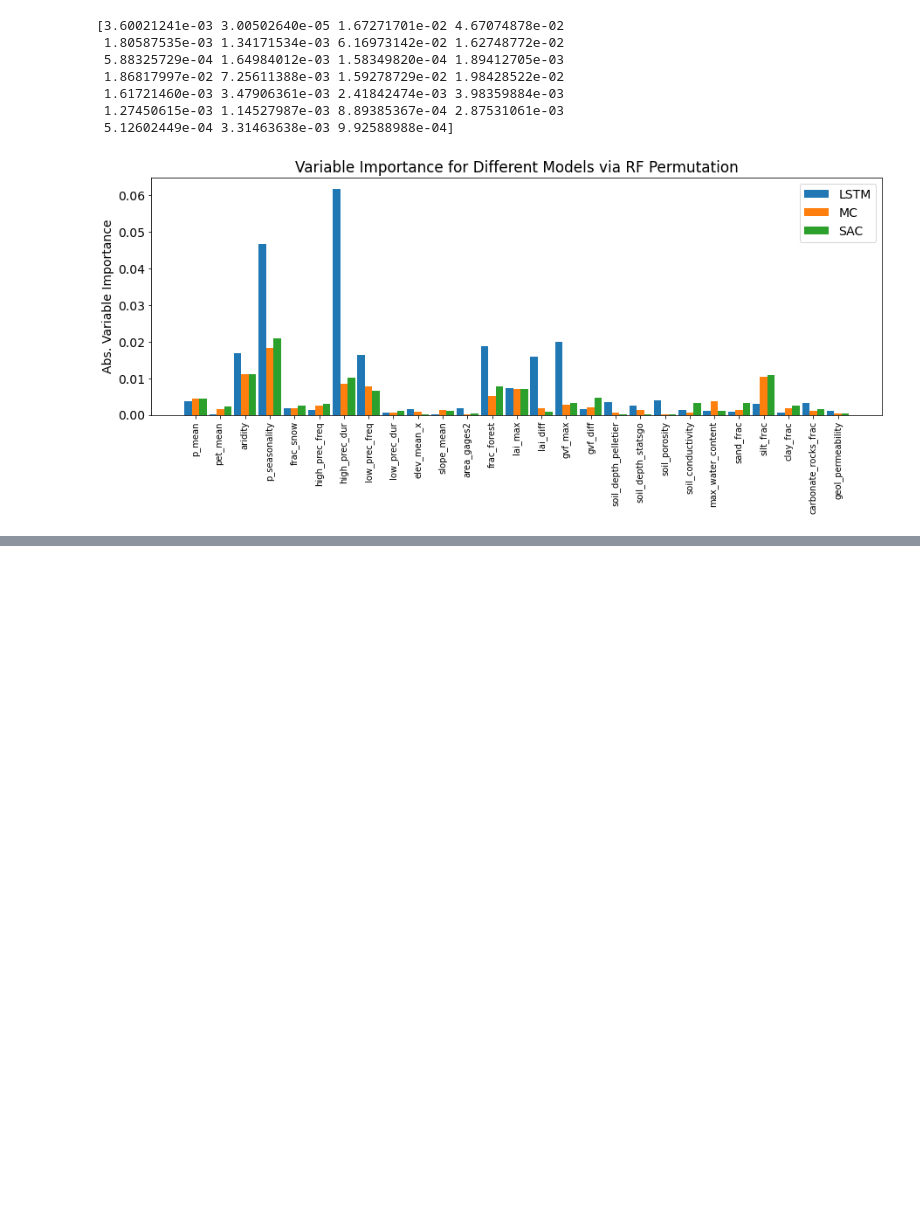
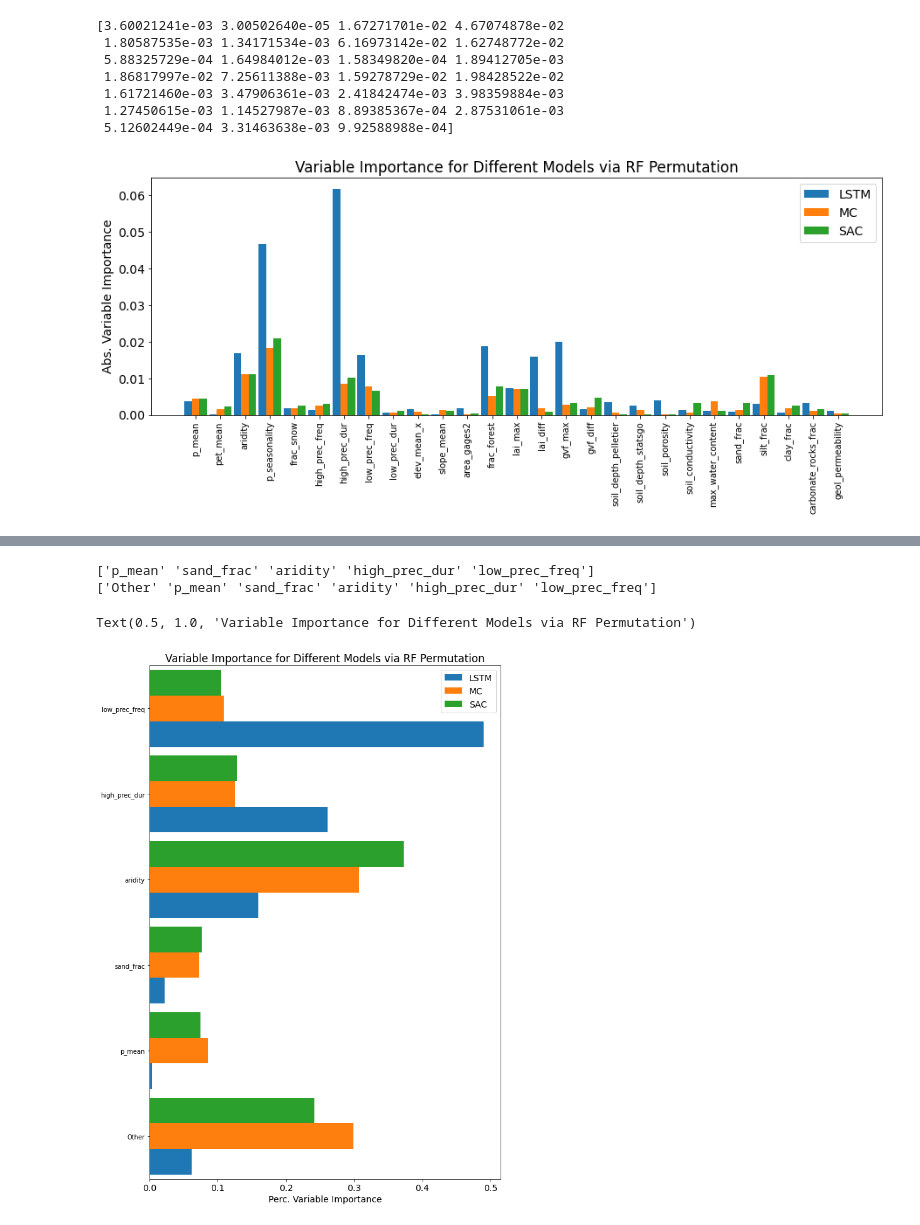
Before and after one commit to bolotinl/nextgen-form-eval, a Jupyter notebook: FrankTests/JonathanDatasets/ModelGrader_IndivRF.ipynb, the cells around one changed output, grey strips where cells are left out. Drawn from its saved outputs; the diff is of its cells as text; code cells hidden in the pictures; blank space fills up the shorter version.

Commit message:
Modified to use Hydrofabric datasets for model selection. Added percentual variable importance to better represent comparison for each model

```diff
--- a/FrankTests/JonathanDatasets/ModelGrader_IndivRF.ipynb
+++ b/FrankTests/JonathanDatasets/ModelGrader_IndivRF.ipynb
@@ -698,0 +706,79 @@ Text(0.5, 1.0, 'Variable Importance for Different Models via RF Permutation')
+# %%
+plt.rcParams['figure.figsize'] = (10, 15)
+
+def getList(r, ax):
+
+    features = featureimportance[0].shape[0] # NUMBER OF FEATURES
+    sum = np.zeros((features, ))
+    ss = np.zeros((features, ))
+    for i in r:
+        # POOL MEANS AND STANDARD DEVIATIONS:
+        # - GROUP MEAN IS MEAN OF ALL MEANS
+        # - GROUP STD IS DEFINED BY SQRT(SUM(STDs^2)), SINCE ALL SAMPLE SIZES ARE EQUAL
+        currdf = featureimportance[i]
+        sum = sum + currdf[str(i) + "_mean"].to_numpy().T
+        ss =  ss + currdf[str(i) + "_std"].to_numpy().T
+
+    means = sum / len(featureimportance)
+    std = np.sqrt(ss)
+
+    return np.abs(means)
+
+
+lstm = np.arange(0, 15, 3)
+MC = np.arange(1, 15, 3)
+sac = np.arange(2, 15, 3)
+
+
+lstm_sc = getList(lstm, axs[0])
+MC_sc = getList(MC,   axs[1])
+sac_sc = getList(sac,  axs[2])
+
+topn = 5
+comb_imp = lstm_sc + MC_sc + sac_sc
+ind = np.argsort(comb_imp)[-topn:]# np.argpartition(comb_imp, topn)[-topn:]
+
+other = np.arange(0, featureimportance[0].shape[0])
+other = other[np.logical_not(np.isin(other, ind))]
+
+width = .30
+x = np.arange(0, ind.shape[0]+1)
+
+figs, ax = plt.subplots()
+
+
+labels = np.array(list(featureimportance[0].index.values))
+labels = labels[ind]
+print(labels)
+labels = np.insert(labels,  0, "Other")
+print(labels)
+
+lstm_sc_t = lstm_sc[ind]
+MC_sc_t = MC_sc[ind]
+sac_sc_t = sac_sc[ind]
+
+lstm_sc_t = np.insert(lstm_sc_t, 0, np.sum(lstm_sc[other]))
+MC_sc_t = np.insert(MC_sc_t, 0, np.sum(MC_sc[other]))
+sac_sc_t = np.insert(sac_sc_t, 0, np.sum(sac_sc[other]))
+
+# NORMALIZE TO PERCENT
+sac_sc_t = sac_sc_t/sac_sc_t.sum()
+MC_sc_t = MC_sc_t/MC_sc_t.sum()
+lstm_sc_t = lstm_sc_t/lstm_sc_t.sum()
+
+
+rects1 = ax.barh(x - width, lstm_sc_t, width, label='LSTM')
+rects2 = ax.barh(x, MC_sc_t, width, label='MC')
+rects3 = ax.barh(x + width, sac_sc_t, width, label='SAC')
+
+ax.legend()
+ax.set_yticks(x, labels, fontsize=10)
+ax.set_xlabel("Perc. Variable Importance")
+ax.set_ylim((-.5,topn+.5))
+#ax.set_xscale('log')
+ax.set_title("Variable Importance for Different Models via RF Permutation")
+# %% [output]
+['p_mean' 'sand_frac' 'aridity' 'high_prec_dur' 'low_prec_freq']
+['Other' 'p_mean' 'sand_frac' 'aridity' 'high_prec_dur' 'low_prec_freq']
+Text(0.5, 1.0, 'Variable Importance for Different Models via RF Permutation')
+[figure, added]
```
Also changed, not shown: parts of 8 cells of this notebook.
